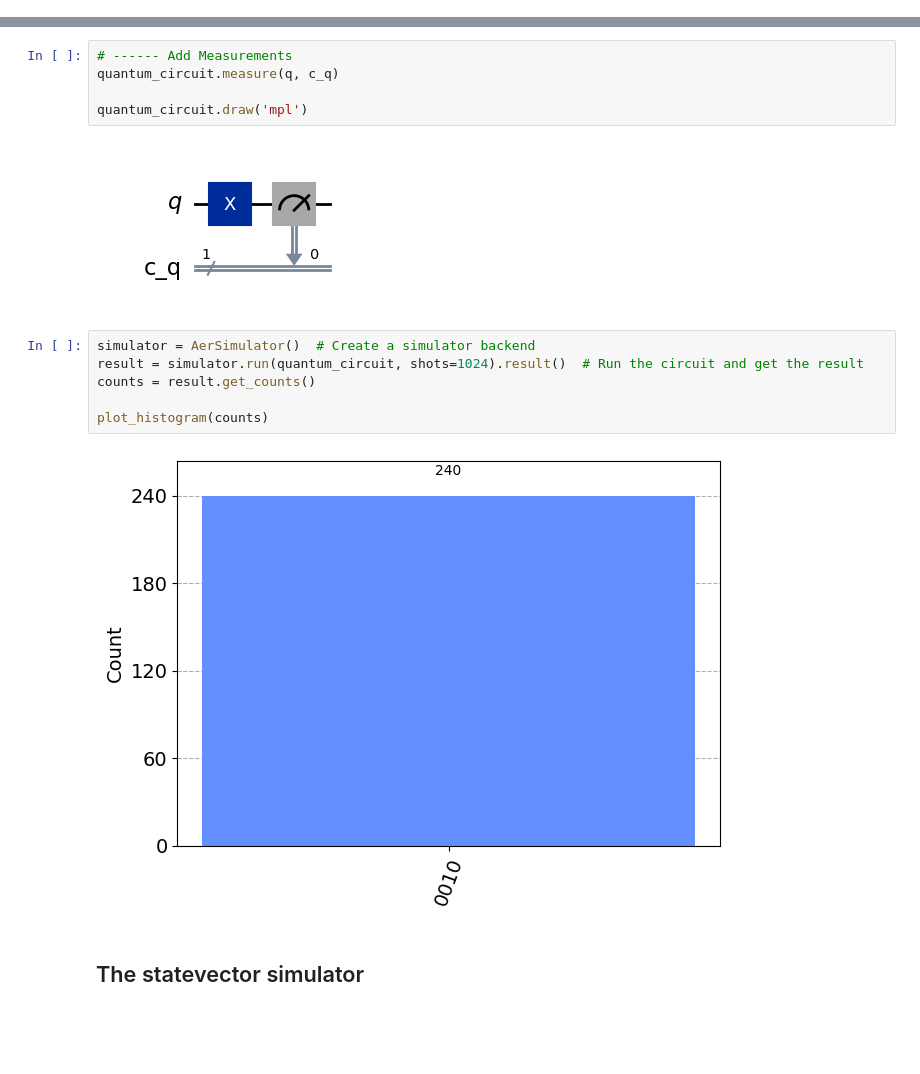
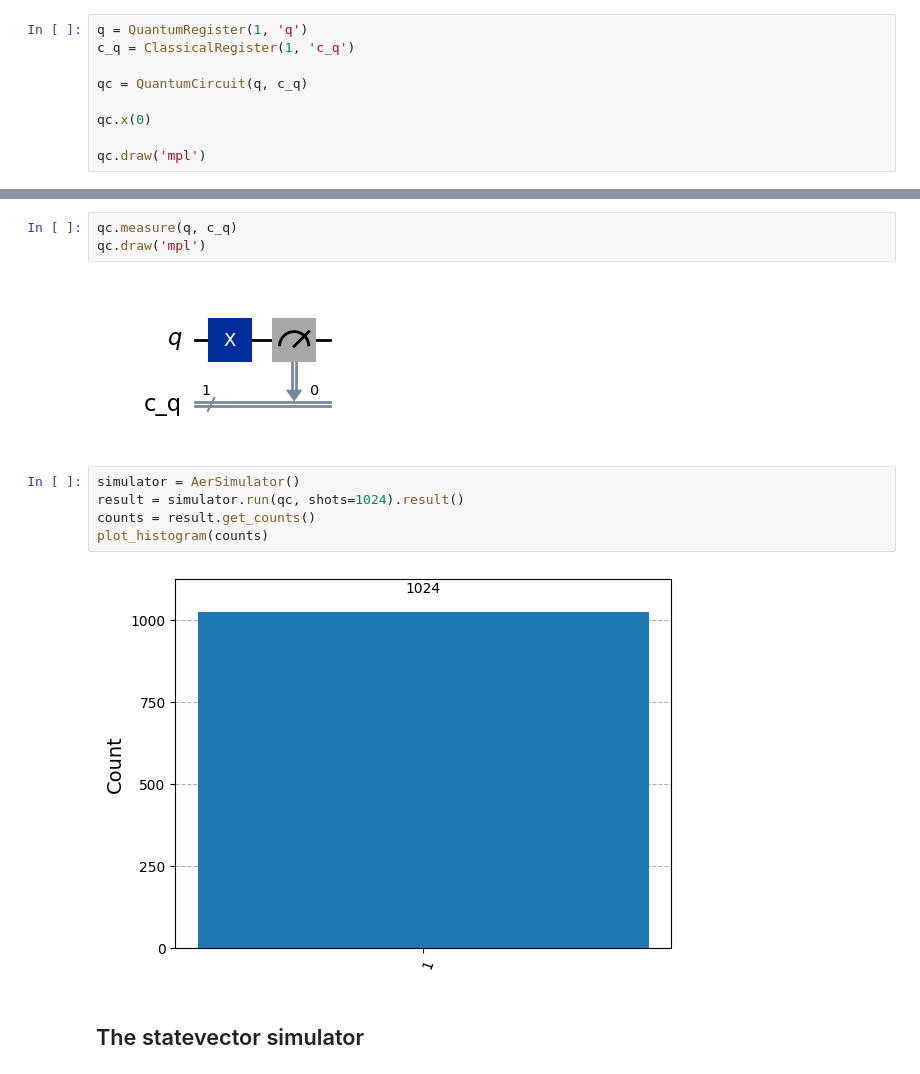
Before and after one commit to Brotherhood94/quantum_lessons, a Jupyter notebook: Introduction_to_Qiskit.ipynb, the cells around one changed output, grey strips where cells are left out. Saved outputs shown, nothing was run; the diff lists cells and outputs as text; blank space fills up the shorter version.

```diff
--- a/Introduction_to_Qiskit.ipynb
+++ b/Introduction_to_Qiskit.ipynb
@@ -93,0 +129,9 @@ quantum_circuit.append(XGate(), q)
+# %%
+q = QuantumRegister(1, 'q')
+c_q = ClassicalRegister(1, 'c_q')
+
+qc = QuantumCircuit(q, c_q)
+
+qc.x(0)
+
+qc.draw('mpl')
@@ -109,20 +155,17 @@ quantum_circuit.draw('mpl')  #or quantum_circuit.draw()
 # %% [output]
 [figure]
 # %%
-# ------ Add Measurements
-quantum_circuit.measure(q, c_q)
-
-quantum_circuit.draw('mpl')
+qc.measure(q, c_q)
+qc.draw('mpl')
 # %% [output]
 [figure]
 # %%
-simulator = AerSimulator()  # Create a simulator backend
-result = simulator.run(quantum_circuit, shots=1024).result()  # Run the circuit and get the result
+simulator = AerSimulator()
+result = simulator.run(qc, shots=1024).result()
 counts = result.get_counts()
-
 plot_histogram(counts)
 # %% [output]
-[figure, old version]
+[figure, new version]
 # %% [markdown]
 ## The statevector simulator
 # %%
```
Also changed, not shown: parts of 65 cells of this notebook.
